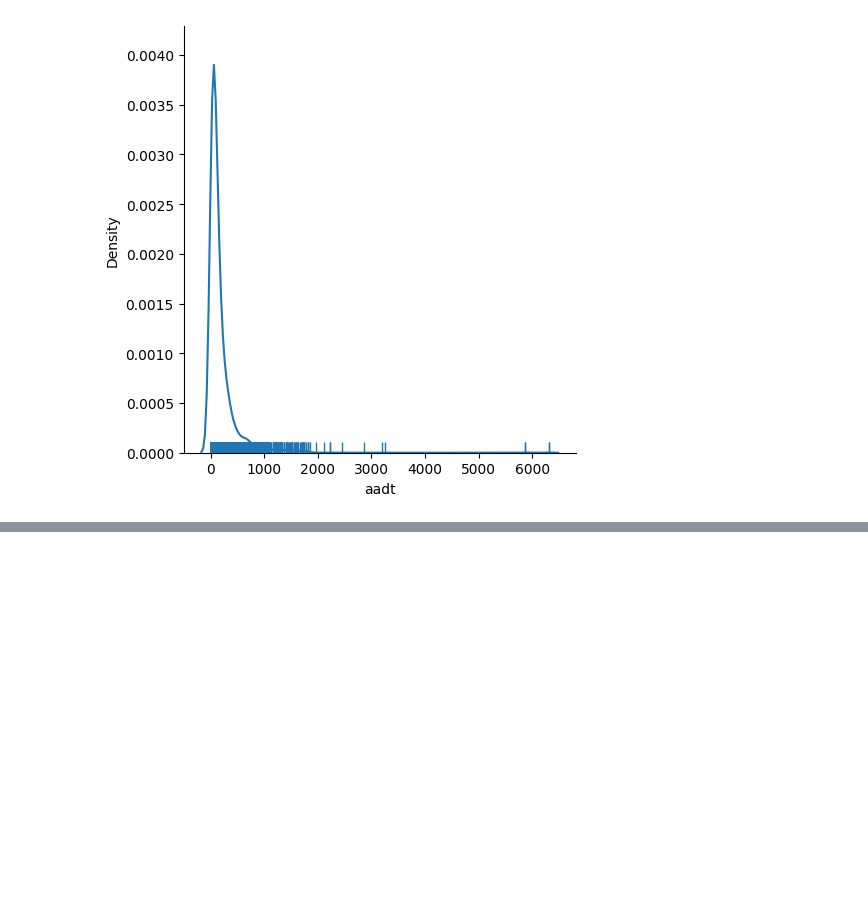
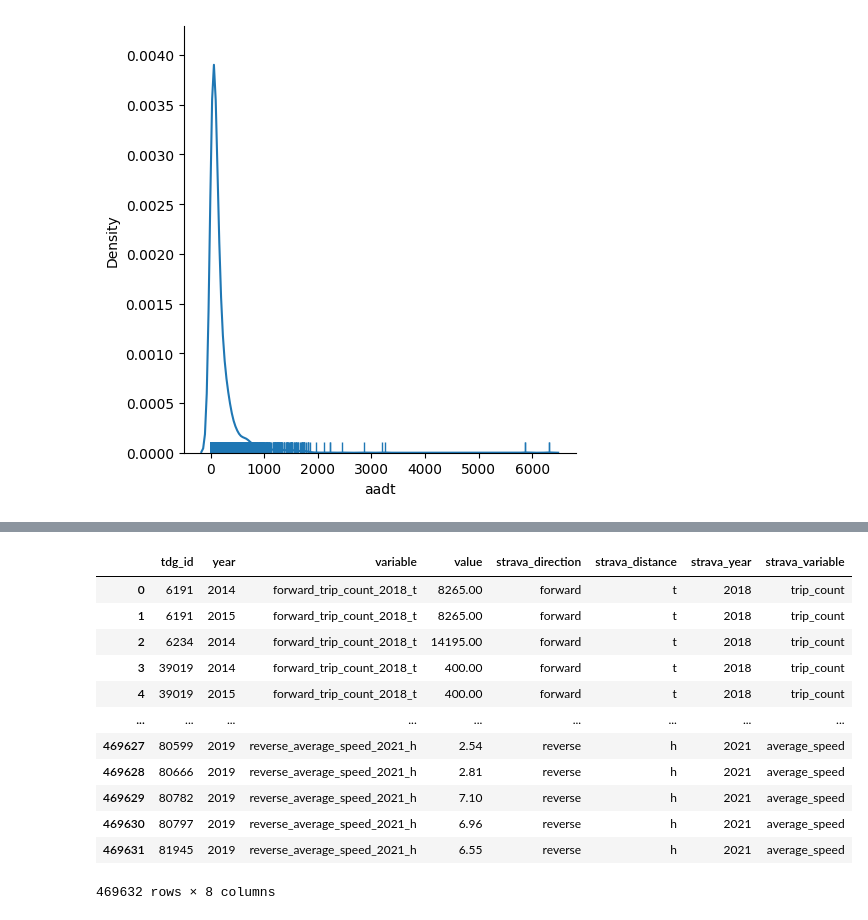
Before and after one commit to mintu07ruet/Bike-Exposure-Modeling, a Jupyter notebook: eval/evaluate_count_sites.ipynb, the cells around one changed output, grey strips where cells are left out. Saved outputs shown, nothing was run; the diff lists cells and outputs as text; code cells hidden in the pictures; blank space fills up the shorter version.

```diff
--- a/eval/evaluate_count_sites.ipynb
+++ b/eval/evaluate_count_sites.ipynb
@@ -58,0 +135,16 @@ count_data.query("aadt > 2000")[['aadt', 'geometry']].explore('aadt')
+# %%
+strava_long.groupby(['tdg_id', 'year', 'strava_variable', 'strava_direction', 'strava_distance']).\
+# %% [output]
+|  | tdg_id | year | variable | value | strava_direction | strava_distance | strava_year | strava_variable |
+| 0 | 6191 | 2014 | forward_trip_count_2018_t | 8265.00 | forward | t | 2018 | trip_count |
+| 1 | 6191 | 2015 | forward_trip_count_2018_t | 8265.00 | forward | t | 2018 | trip_count |
+| 2 | 6234 | 2014 | forward_trip_count_2018_t | 14195.00 | forward | t | 2018 | trip_count |
+| 3 | 39019 | 2014 | forward_trip_count_2018_t | 400.00 | forward | t | 2018 | trip_count |
+| 4 | 39019 | 2015 | forward_trip_count_2018_t | 400.00 | forward | t | 2018 | trip_count |
+| ... | ... | ... | ... | ... | ... | ... | ... | ... |
+| 469627 | 80599 | 2019 | reverse_average_speed_2021_h | 2.54 | reverse | h | 2021 | average_speed |
+| 469628 | 80666 | 2019 | reverse_average_speed_2021_h | 2.81 | reverse | h | 2021 | average_speed |
+| 469629 | 80782 | 2019 | reverse_average_speed_2021_h | 7.10 | reverse | h | 2021 | average_speed |
+| 469630 | 80797 | 2019 | reverse_average_speed_2021_h | 6.96 | reverse | h | 2021 | average_speed |
+| 469631 | 81945 | 2019 | reverse_average_speed_2021_h | 6.55 | reverse | h | 2021 | average_speed |
+469632 rows × 8 columns
```
Also changed, not shown: parts of 26 cells of this notebook.
